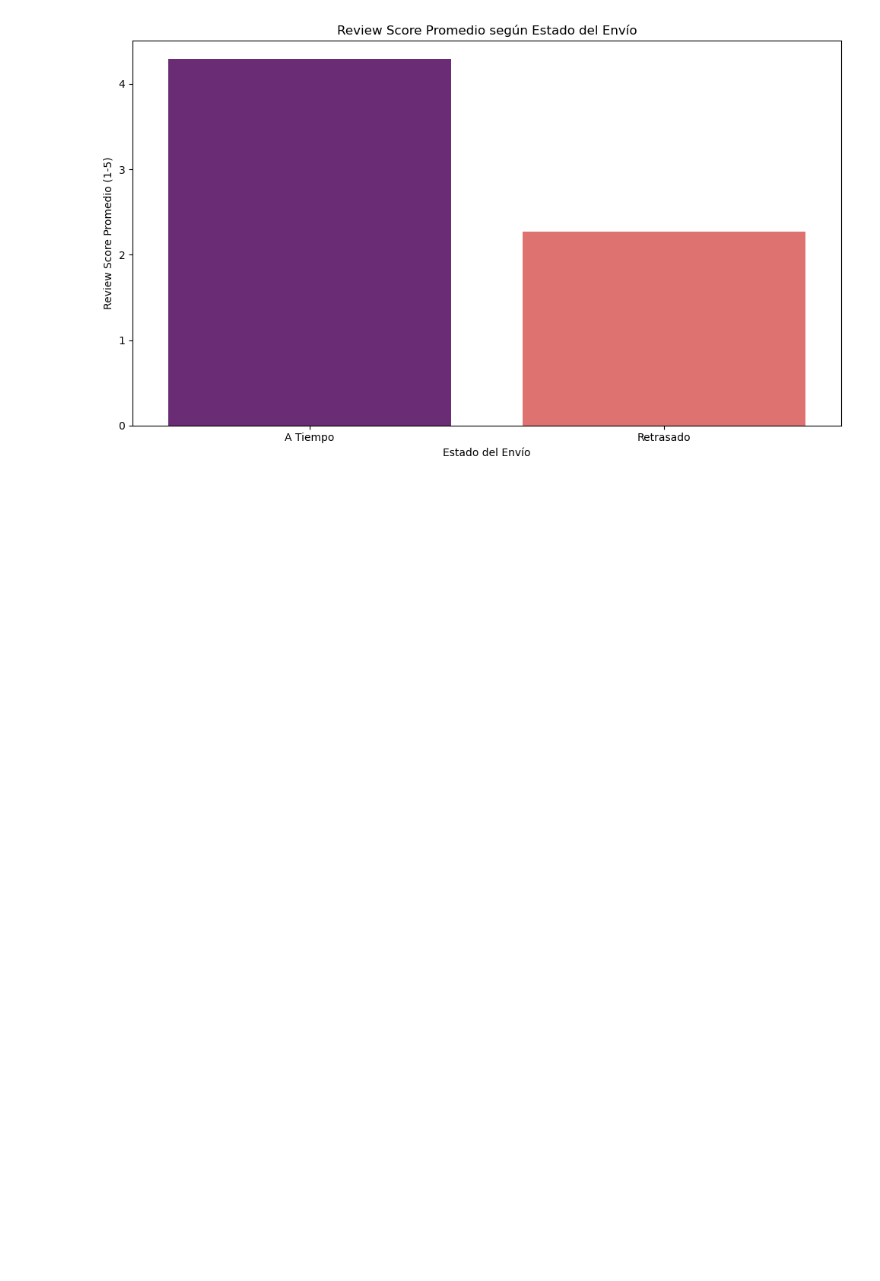
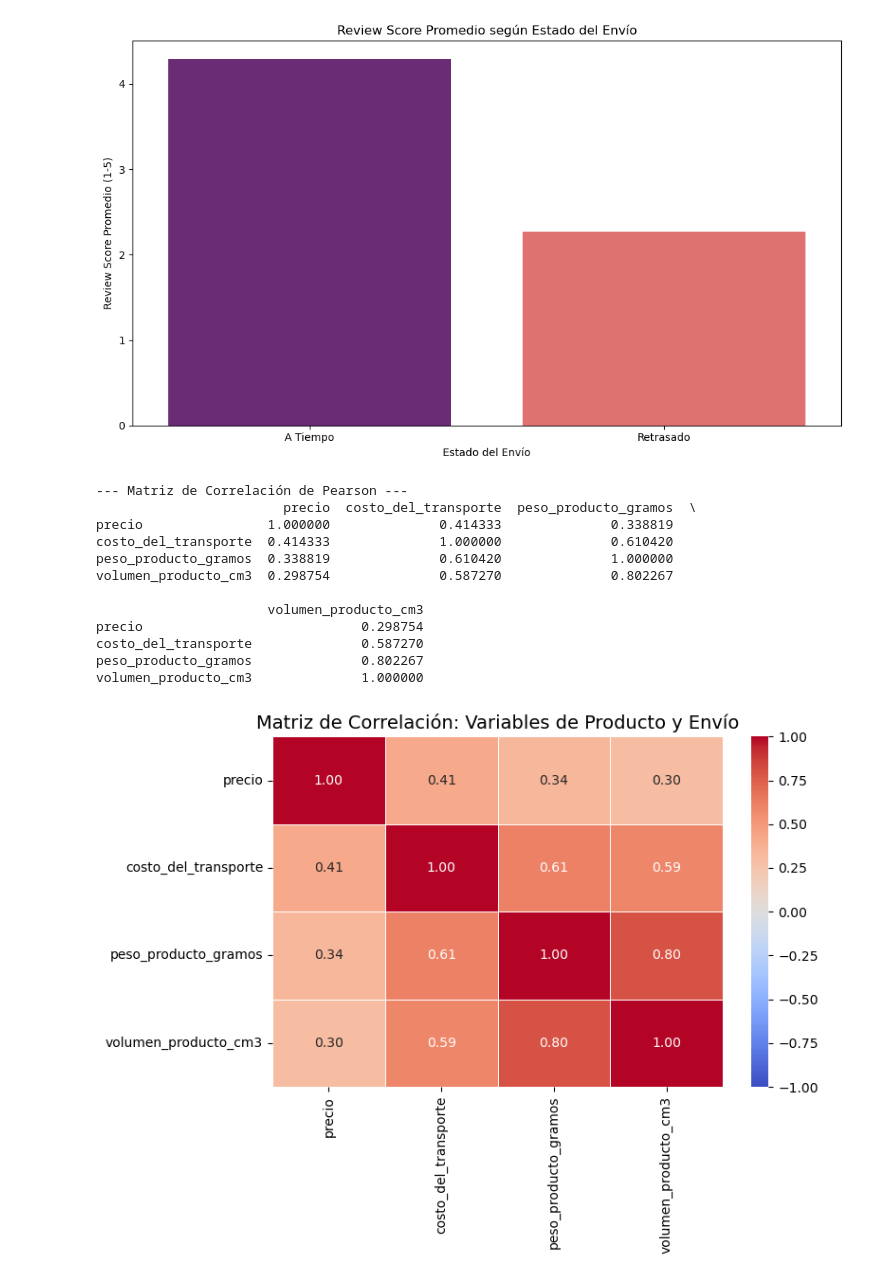
Before and after one commit to mtszmo/data, a Jupyter notebook: analisis_exploratorio.ipynb, the cells around one changed output. Cells and saved outputs as stored; diff of their text form; code cells hidden in the pictures; blank space fills up the shorter version.

```diff
--- a/analisis_exploratorio.ipynb
+++ b/analisis_exploratorio.ipynb
@@ -198,3 +198,43 @@ Passing `palette` without assigning `hue` is deprecated and will be removed in v
 
   sns.barplot(x='estado_envio', y='review_score', data=df_logistica_tiempos_indiv, palette='magma', errorbar=None)
 [figure]
+# %%
+df_precio_envio_correlacion = ejecutar_query_desde_archivo('queries/11_precio_envio_correlacion.sql')
+
+columnas_analisis = ['precio', 'costo_del_transporte', 'peso_producto_gramos', 'volumen_producto_cm3']
+df_num = df_precio_envio_correlacion[columnas_analisis].dropna()
+
+# Matriz de correlación
+matriz_corr = df_num.corr(method='pearson')
+
+print("--- Matriz de Correlación de Pearson ---")
+print(matriz_corr)
+
+plt.figure(figsize=(8, 6))
+
+sns.heatmap(
+    matriz_corr,
+    annot=True,
+    cmap='coolwarm',
+    fmt=".2f",
+    linewidths=0.5,
+    vmin=-1, vmax=1
+)
+
+plt.title('Matriz de Correlación: Variables de Producto y Envío', fontsize=14)
+plt.tight_layout()
+plt.show()
+# %% [output]
+--- Matriz de Correlación de Pearson ---
+                        precio  costo_del_transporte  peso_producto_gramos  \
+precio                1.000000              0.414333              0.338819
+costo_del_transporte  0.414333              1.000000              0.610420
+peso_producto_gramos  0.338819              0.610420              1.000000
+volumen_producto_cm3  0.298754              0.587270              0.802267
+
+                      volumen_producto_cm3
+precio                            0.298754
+costo_del_transporte              0.587270
+peso_producto_gramos              0.802267
+volumen_producto_cm3              1.000000
+[figure, added]
```
Also changed, not shown: parts of 2 cells of this notebook, 1 other file.
